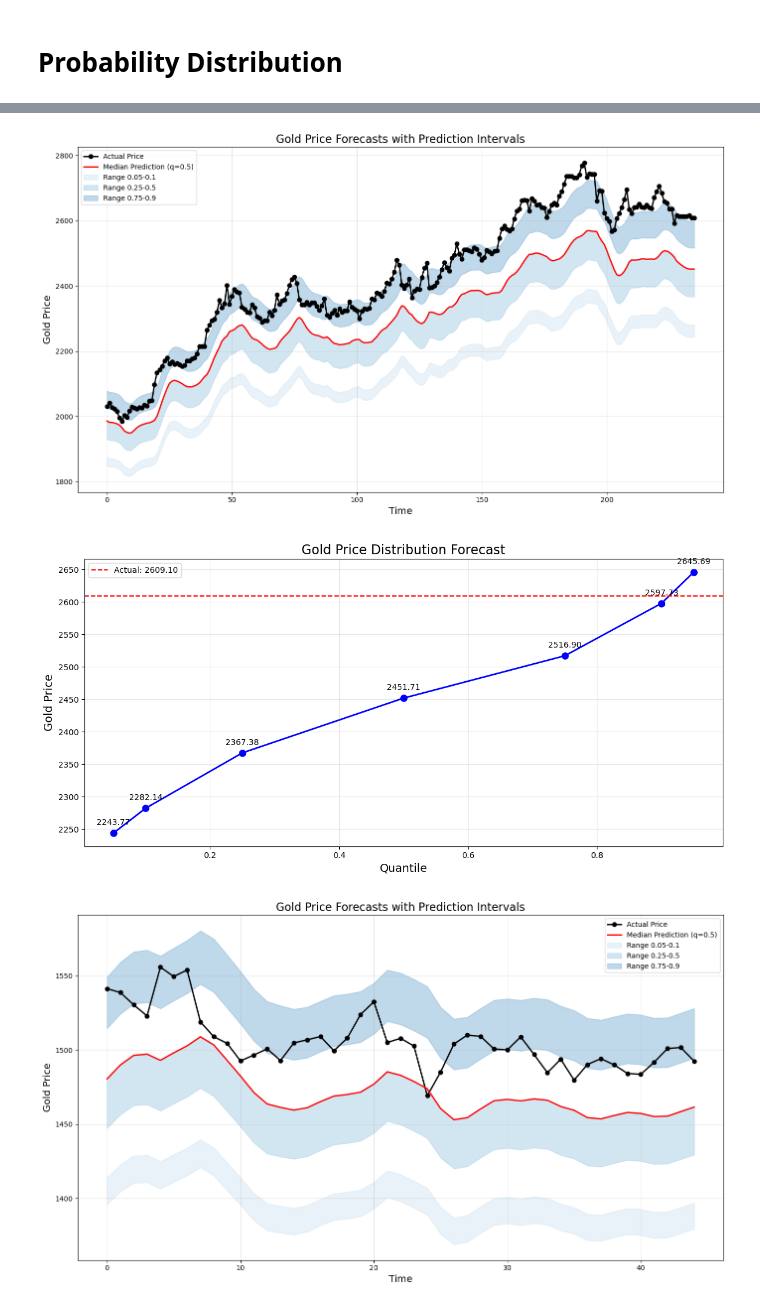
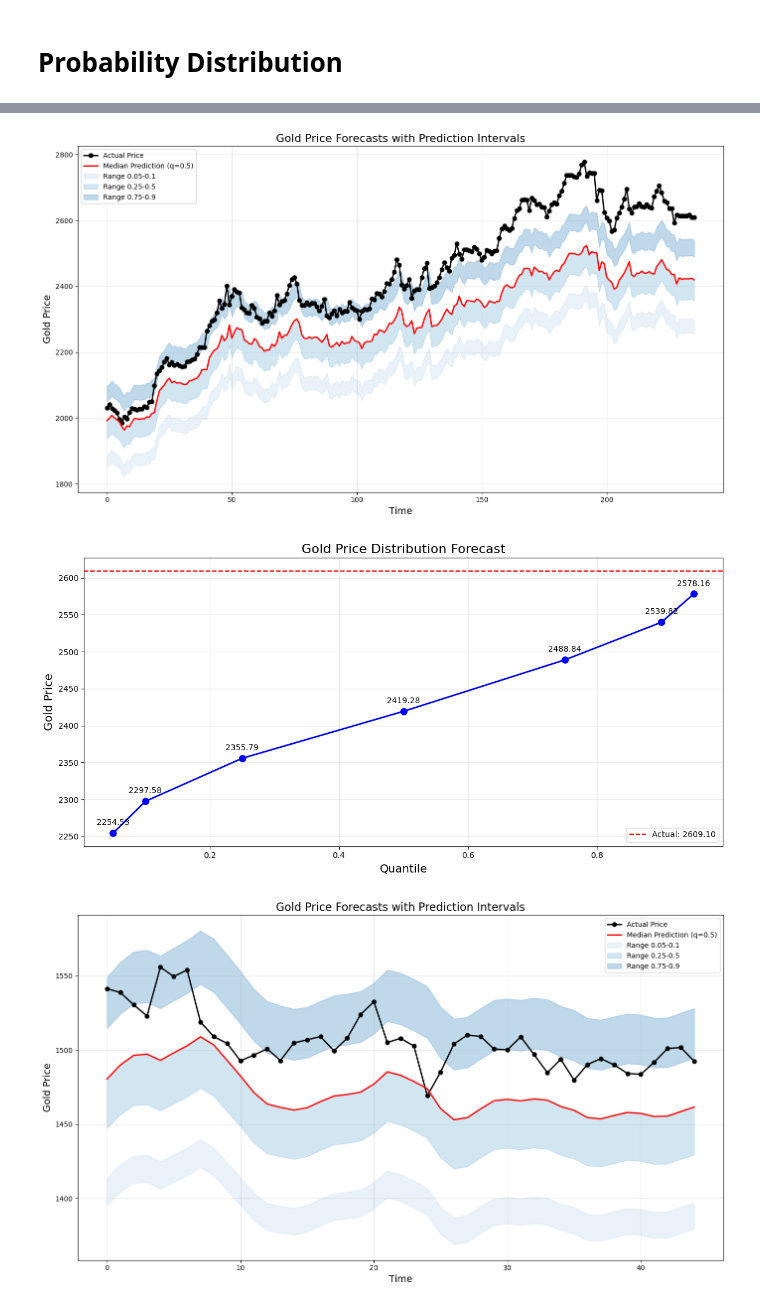
Before and after one commit to whyyouj/market-sentiment-analysis, a Jupyter notebook: gold_historical/lstm.ipynb, the cells around one changed output, grey strips where cells are left out. Cells and saved outputs as stored; diff of their text form; code cells hidden in the pictures.

```diff
--- a/gold_historical/lstm.ipynb
+++ b/gold_historical/lstm.ipynb
@@ -620,7 +620,7 @@ def run_quantile_prediction(data, features=["Price", "DXY", "VIX"], seq_length=1
 # %%
 # Load data with your existing function
 data = load_data()
-features = ["Price", "DXY", "VIX", "Sentiment_Numeric", "Value"]
+features = ["Price","EMA30"]
 quantiles = [0.05, 0.1, 0.25, 0.5, 0.75, 0.9, 0.95]
 
 # Run the quantile prediction with custom quantiles if desired
@@ -668,5 +668,5 @@ Epoch 6/40
-[figure, old version]
+[figure, new version]
-[figure, old version]
+[figure, new version]
 # %%
 plot_quantile_predictions(results, quantiles, num_days=45)
 # %% [output]
```
Also changed, not shown: parts of 4 cells of this notebook, 32 other files.
